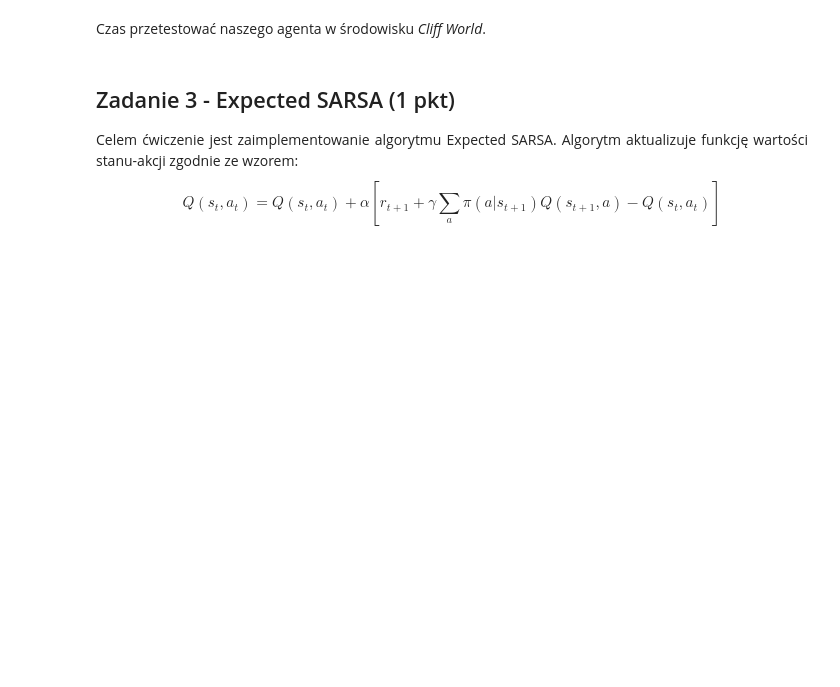
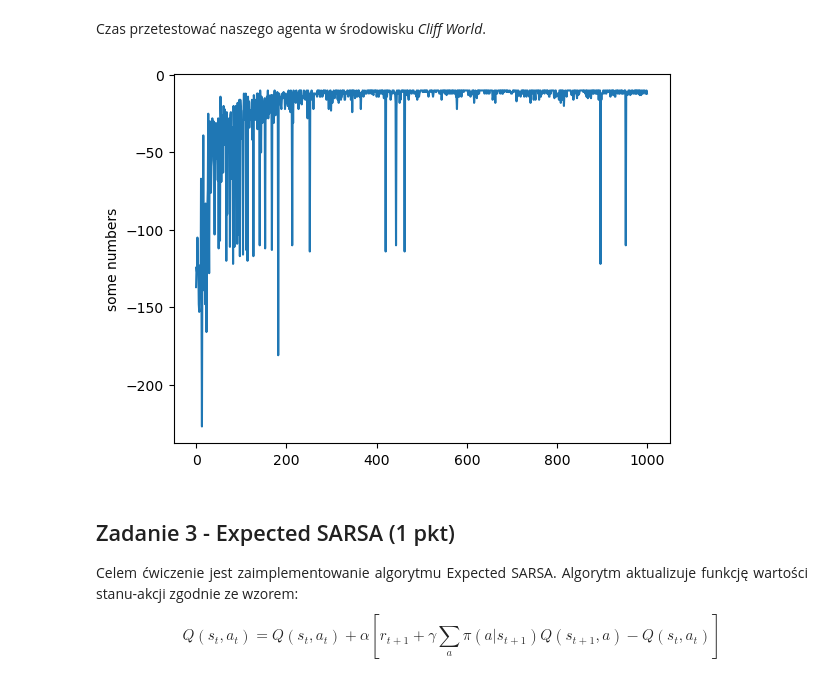
Before and after one commit to DonChaka/SIiUM2-UZW, a Jupyter notebook: Lab. 2.ipynb.ipynb, the cells around one changed output. Saved outputs shown, nothing was run; the diff lists cells and outputs as text; code cells hidden in the pictures; blank space fills up the shorter version.

```diff
--- a/Lab. 2.ipynb.ipynb
+++ b/Lab. 2.ipynb.ipynb
@@ -358,13 +360,11 @@ def play_and_train(env, agent):
     action = agent.get_action(state)
 
     while not done:
-        # get agent to pick action given state state.
 
-        next_state, reward, done, _ = env.step(action)
+        _state, reward, done, _ = env.step(action)
+        action = agent.update(state, action, reward, _state)
 
-        # train (update) agent for state
-
-        state = next_state
+        state = _state
         total_reward += reward
         if done:
             break
@@ -375,15 +375,17 @@ Czas przetestować naszego agenta w środowisku *Cliff World*.
 # %%
 environment = CliffWorld()
 agent = SARSAAgent(alpha=0.1, epsilon=0.1, discount=0.99,
                    get_legal_actions=environment.get_possible_actions)
 
 rewards = []
-for i in range(1000):
+for i in tqdm(range(1000)):
     rewards.append(play_and_train(environment, agent))
 
 plt.plot(rewards)
 plt.ylabel('some numbers')
 plt.show()
+# %% [output]
+[figure, added]
 # %% [markdown]
 ## Zadanie 3 - Expected SARSA (1 pkt)
 
```
Also changed, not shown: parts of 6 cells of this notebook, 6 other files.
